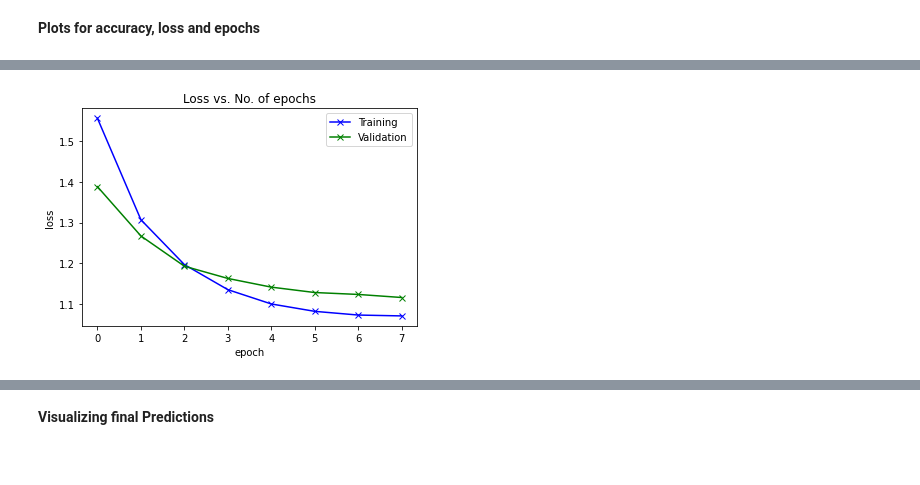
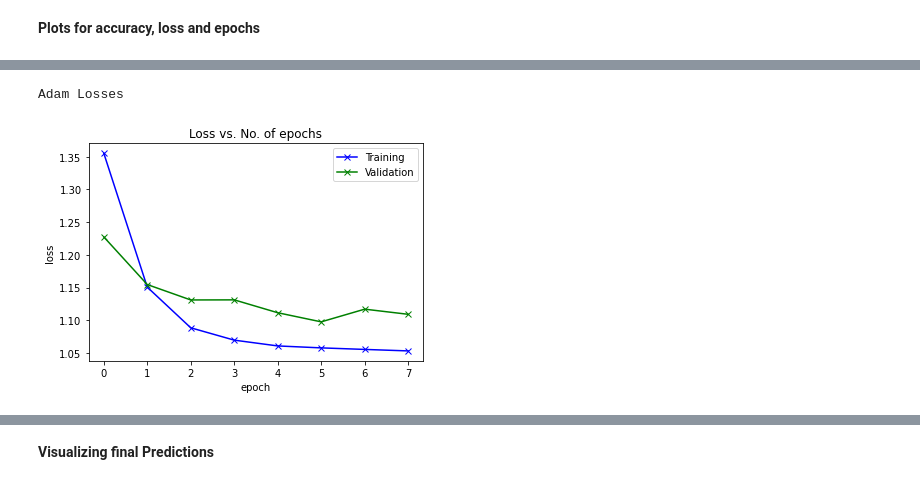
Before and after one commit to swatidamele/FinalProject, a Jupyter notebook: garbage-classification.ipynb, the cells around one changed output, grey strips where cells are left out. Cells and saved outputs as stored; diff of their text form; code cells hidden in the pictures.

```diff
--- a/garbage-classification.ipynb
+++ b/garbage-classification.ipynb
@@ -29,5 +34,5 @@ gc.collect()
 # %%
-base_path  = '/kaggle/input/garbage-classification/Garbage classification/Garbage classification'
+base_path  = '/content/drive/My Drive/Colab Notebooks/Garbage classification'
 
 classes = os.listdir(base_path)
 print(classes)
@@ -188,7 +193,7 @@ evaluate(model, val_dl)
 # %%
 num_epochs =8
-opt_func = torch.optim.Adamax
+opt_func = torch.optim.Adam
 lr = 5.5e-5
 # %%
-history = fit(num_epochs, lr, model, train_dl, val_dl, opt_func)
+history_adam = fit(num_epochs, lr, model, train_dl, val_dl, opt_func)
 # %% [output]
@@ -218,14 +249,16 @@ plot_accuracies(history)
 # %%
 def plot_losses(history):
     train_losses = [x.get('train_loss') for x in history]
     val_losses = [x['val_loss'] for x in history]
     plt.plot(train_losses, '-bx')
     plt.plot(val_losses, '-gx')
     plt.xlabel('epoch')
     plt.ylabel('loss')
     plt.legend(['Training', 'Validation'])
     plt.title('Loss vs. No. of epochs');
 
-plot_losses(history)
+print("Adam Losses")
+plot_losses(history_adam)
 # %% [output]
+Adam Losses
-[figure, old version]
+[figure, new version]
```
Also changed, not shown: parts of 12 cells of this notebook, 1 other file.
